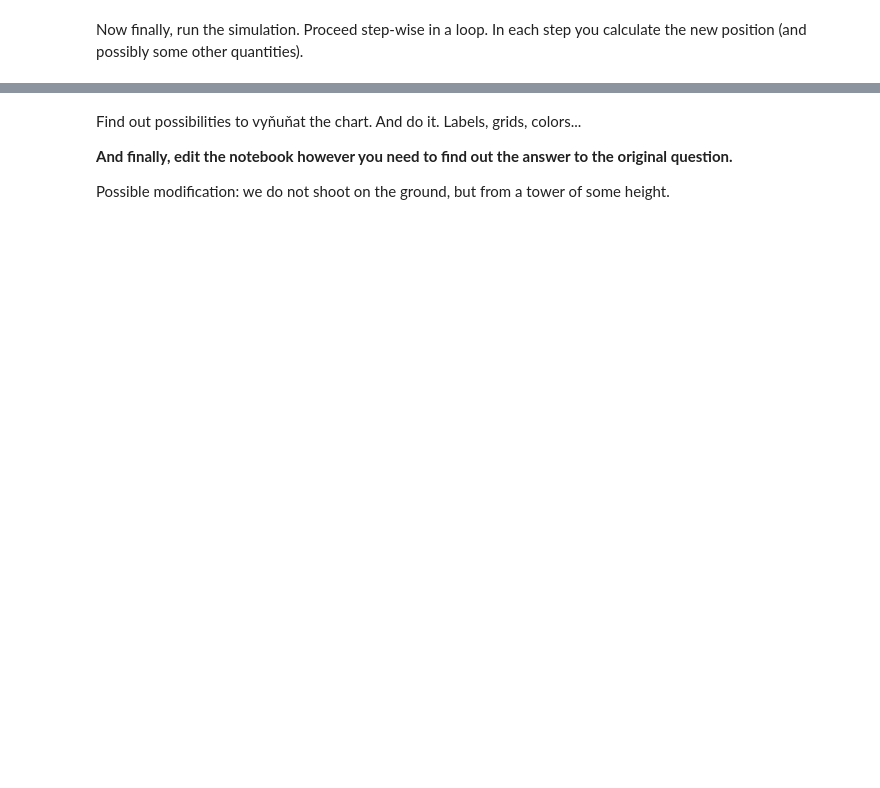
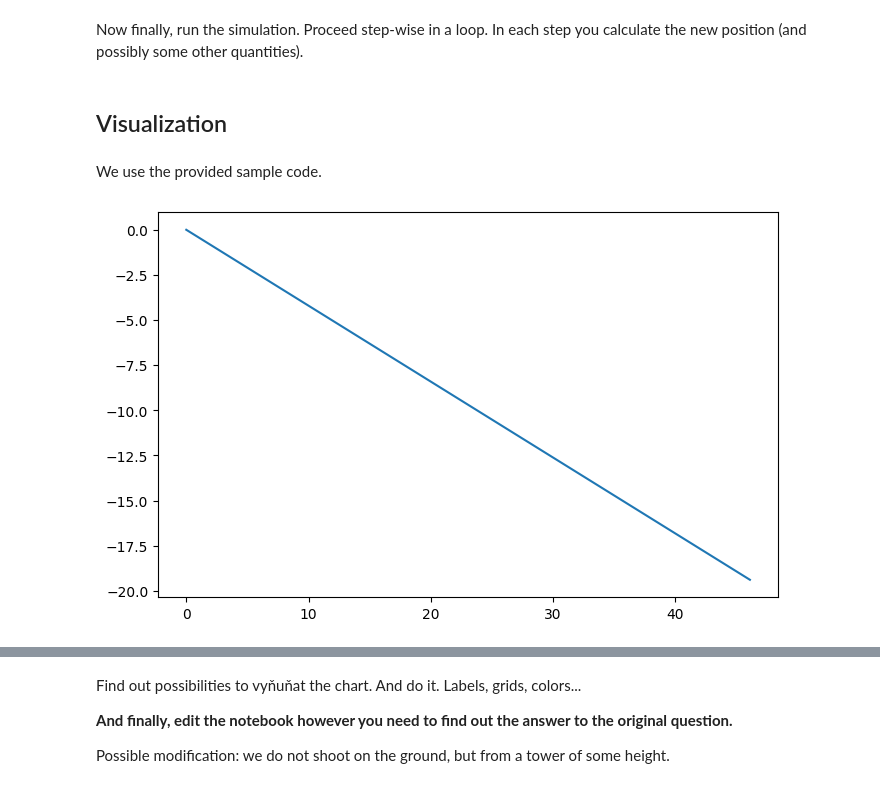
Before and after one commit to dan-lessner/jupyter-snippets, a Jupyter notebook: Projectile-motion/Polotovar-process.ipynb, the cells around one changed output, grey strips where cells are left out. Saved outputs shown, nothing was run; the diff lists cells and outputs as text; code cells hidden in the pictures; blank space fills up the shorter version.

```diff
--- a/Projectile-motion/Polotovar-process.ipynb
+++ b/Projectile-motion/Polotovar-process.ipynb
@@ -19,11 +22,11 @@ We need to model the whole process. What are the key variables? Let' define them
 import math
 
 G = -9.81  # Gravity
-v0 = 50.0  # Initial velocity (m/s)
-angle = math.radians(75) # Degrees
+v_0 = 50.0  # Initial velocity (m/s)
+angle = 75 # this is the angle I want to try
 # what else?
 
 # starting point
-x0, y0 = 0, 100
+x0, y0 = 0, 0
 # %% [markdown]
 When in need, use the documentation. Or just try finding a page that contains your question and answer (it has been asked many times before!). So, how do we calculate sines and cosines in Python?
@@ -33,0 +43,4 @@ Check the partial results - do they match your expectations? Or should we change
+# %%
+import math
+v_x = v_0 * math.cos(angle)  # Horizontal velocity
+v_y = v_0 * math.cos(math.pi/2 - angle)  # Vertical velocity
@@ -50,0 +58,24 @@ def sim(x, y, v0, angle):
+# %%
+trajectory_x = []
+trajectory_y = []
+
+while y >= 0 :
+    trajectory_x.append(x)
+    trajectory_y.append(y)
+    x = x + v_x
+    y = y + v_y
+    v_y = v_y - G
+# saving tha last position too (already below ground, y < 0)
+trajectory_x.append(x)
+trajectory_y.append(y)
+# %% [markdown]
+## Visualization
+# %% [markdown]
+We use the provided sample code.
+# %%
+import matplotlib.pyplot as plt
+plt.figure(figsize=(8, 5))  # Create a new plot
+plt.plot(trajectory_x, trajectory_y)  # Plot the flight path
+plt.show()  # Show the plot
+# %% [output]
+[figure, added]
```
Also changed, not shown: parts of 32 cells of this notebook, 4 other files.
